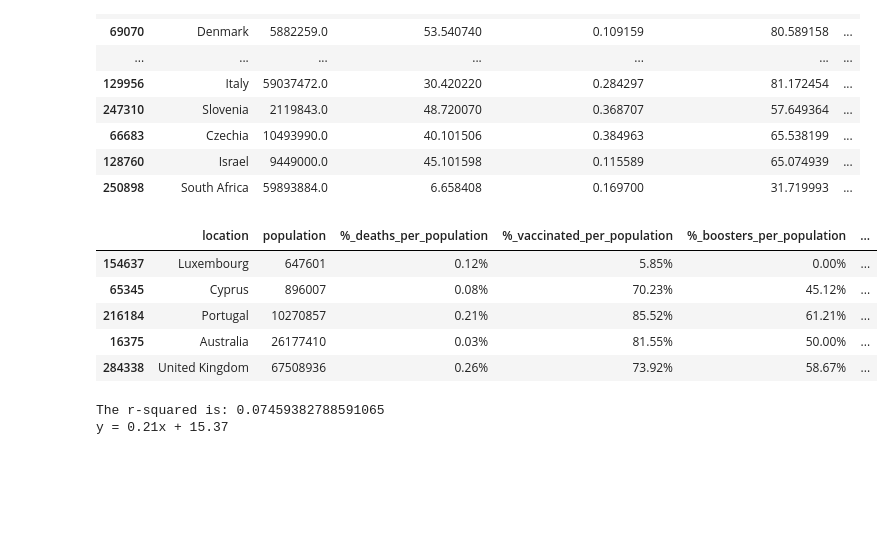
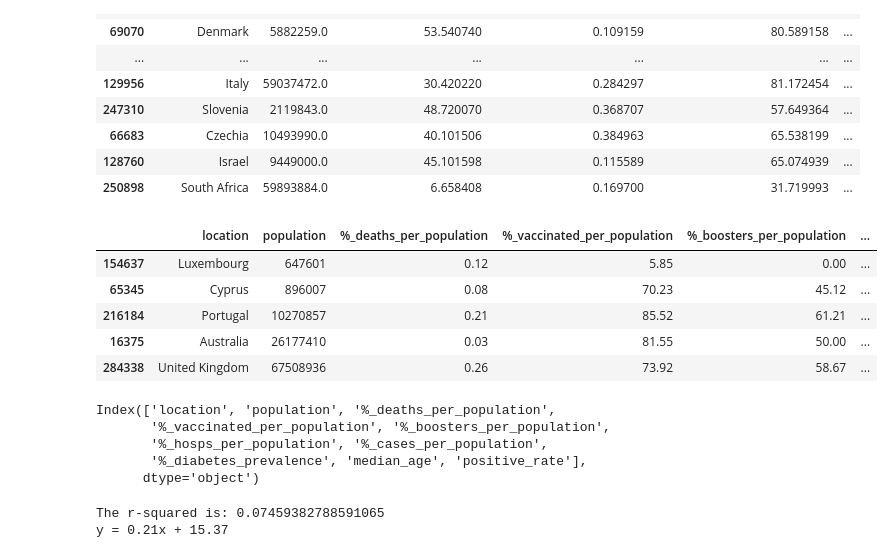
Before and after one commit to Murtatha381/Project-3, a Jupyter notebook: jupyter_database.ipynb, the cells around one changed output. Cells and saved outputs as stored; diff of their text form; code cells hidden in the pictures; blank space fills up the shorter version.

```diff
--- a/jupyter_database.ipynb
+++ b/jupyter_database.ipynb
@@ -7,7 +7,7 @@ import matplotlib.pyplot as plt
 from scipy.stats import linregress
 # %%
 # Store filepath in a variable
-file = Path("owid-covid-data.csv")
+file = Path("Resources/owid-covid-data.csv")
 file_df = pd.read_csv(file)
 file_df
 # %% [output]
@@ -160,6 +160,7 @@ Country_per_pop.head()
 | 284338 | United Kingdom | 0.329250 | 0.002641 | 0.739211 | 0.586656 | ... |
 # %%
 #here we added the percent format to all of the columns
+Country_percentage = pd.DataFrame()
 Country_percentage['%_cases_per_population']= Country_per_pop['total_cases_per_population']*100
 Country_percentage['location']= Country_per_pop['location']
 Country_percentage['%_deaths_per_population'] = Country_per_pop['total_deaths_per_population']*100
@@ -170,7 +171,9 @@ Country_percentage['population'] = Country_per_pop['population']
 Country_percentage['gdp_per_capita'] = Country_per_pop['gdp_per_capita']
 Country_percentage['%_diabetes_prevalence'] = Country_per_pop['diabetes_prevalence']
 Country_percentage['%_hosps_per_population'] = Country_per_pop['hosps_per_population']*100
-Country_percentage[['location','population','%_cases_per_population','%_deaths_per_population','%_vaccinated_per_population','%_boosters_per_population','%_hosps_per_population','gdp_per_capita','%_diabetes_prevalence']]
+Country_percentage['median_age'] = Country_per_pop['median_age']
+Country_percentage['positive_rate'] = Country_per_pop['positive_rate']
+Country_percentage[['location','population','%_cases_per_population','%_deaths_per_population','%_vaccinated_per_population','%_boosters_per_population','%_hosps_per_population','gdp_per_capita','%_diabetes_prevalence','median_age','positive_rate']]
 # %% [output]
 |  | location | population | %_cases_per_population | %_deaths_per_population | %_vaccinated_per_population | ... |
 | 154637 | Luxembourg | 647601.0 | 9.863944 | 0.120445 | 5.847428 | ... |
@@ -191,24 +194,32 @@ Country_percentage[['location','population','%_cases_per_population','%_deaths_p
 | 250898 | South Africa | 59893884.0 | 6.658408 | 0.169700 | 31.719993 | ... |
 # %%
 clean_country = pd.DataFrame()
-clean_country['location'] = Country_per_pop['location']
-clean_country['population'] = Country_per_pop['population'].astype('int64')
-clean_country['%_deaths_per_population'] = Country_per_pop['total_deaths_per_population'].transform(lambda x: '{:,.2%}'.format(x))
-clean_country['%_vaccinated_per_population'] = Country_per_pop['vaccinations_per_population'].transform(lambda x: '{:,.2%}'.format(x))
-clean_country['%_boosters_per_population'] = Country_per_pop['boosters_per_population'].transform(lambda x: '{:,.2%}'.format(x))
-clean_country['%_hosps_per_population'] = Country_per_pop['hosps_per_population'].transform(lambda x: '{:,.2%}'.format(x))
-clean_country['%_cases_per_population'] = Country_per_pop['total_cases_per_population'].transform(lambda x: '{:,.2%}'.format(x))
-clean_country['diabetes_prevalence'] = Country_per_pop['diabetes_prevalence']
-clean_country['positive_rate'] = Country_per_pop['positive_rate']
-clean_country['median_age'] = Country_per_pop['median_age']
+clean_country['location'] = Country_percentage['location']
+clean_country['population'] = Country_percentage['population'].astype('int64')
+clean_country['%_deaths_per_population'] = Country_percentage['%_deaths_per_population'].round(2)
+clean_country['%_vaccinated_per_population'] = Country_percentage['%_vaccinated_per_population'].round(2)
+clean_country['%_boosters_per_population'] = Country_percentage['%_boosters_per_population'].round(2)
+clean_country['%_hosps_per_population'] = Country_percentage['%_hosps_per_population'].round(2)
+clean_country['%_cases_per_population'] = Country_percentage['%_cases_per_population'].round(2)
+clean_country['%_diabetes_prevalence'] = Country_percentage['%_diabetes_prevalence']
+clean_country['median_age'] = Country_percentage['median_age']
+clean_country['positive_rate'] = Country_percentage['positive_rate']
 clean_country.head()
 # %% [output]
 |  | location | population | %_deaths_per_population | %_vaccinated_per_population | %_boosters_per_population | ... |
-| 154637 | Luxembourg | 647601 | 0.12% | 5.85% | 0.00% | ... |
-| 65345 | Cyprus | 896007 | 0.08% | 70.23% | 45.12% | ... |
-| 216184 | Portugal | 10270857 | 0.21% | 85.52% | 61.21% | ... |
-| 16375 | Australia | 26177410 | 0.03% | 81.55% | 50.00% | ... |
-| 284338 | United Kingdom | 67508936 | 0.26% | 73.92% | 58.67% | ... |
+| 154637 | Luxembourg | 647601 | 0.12 | 5.85 | 0.00 | ... |
+| 65345 | Cyprus | 896007 | 0.08 | 70.23 | 45.12 | ... |
+| 216184 | Portugal | 10270857 | 0.21 | 85.52 | 61.21 | ... |
+| 16375 | Australia | 26177410 | 0.03 | 81.55 | 50.00 | ... |
+| 284338 | United Kingdom | 67508936 | 0.26 | 73.92 | 58.67 | ... |
+# %%
+clean_country.columns
+# %% [output]
+Index(['location', 'population', '%_deaths_per_population',
+       '%_vaccinated_per_population', '%_boosters_per_population',
+       '%_hosps_per_population', '%_cases_per_population',
+       '%_diabetes_prevalence', 'median_age', 'positive_rate'],
+      dtype='object')
 # %%
 #made a scatter plot of Vaccinations VS Positive Cases
 x_axis= Country_percentage['%_vaccinated_per_population']
```
Also changed, not shown: parts of 3 cells of this notebook, 8 other files.
